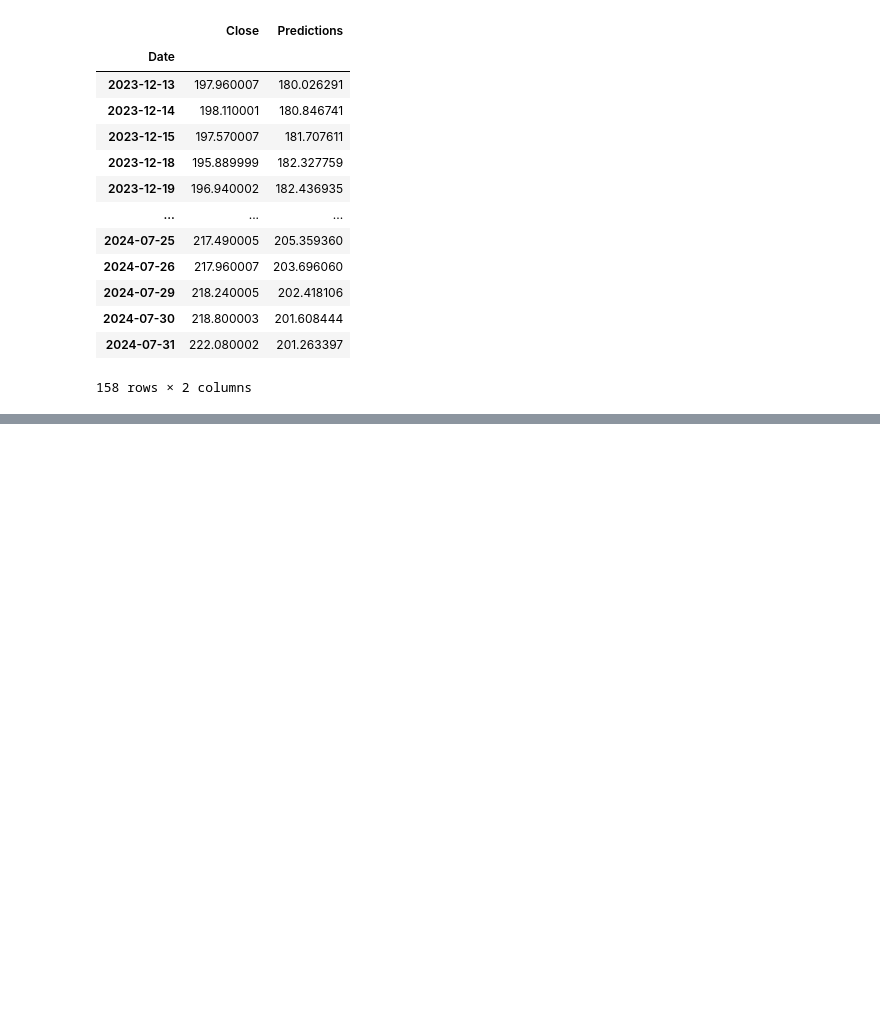
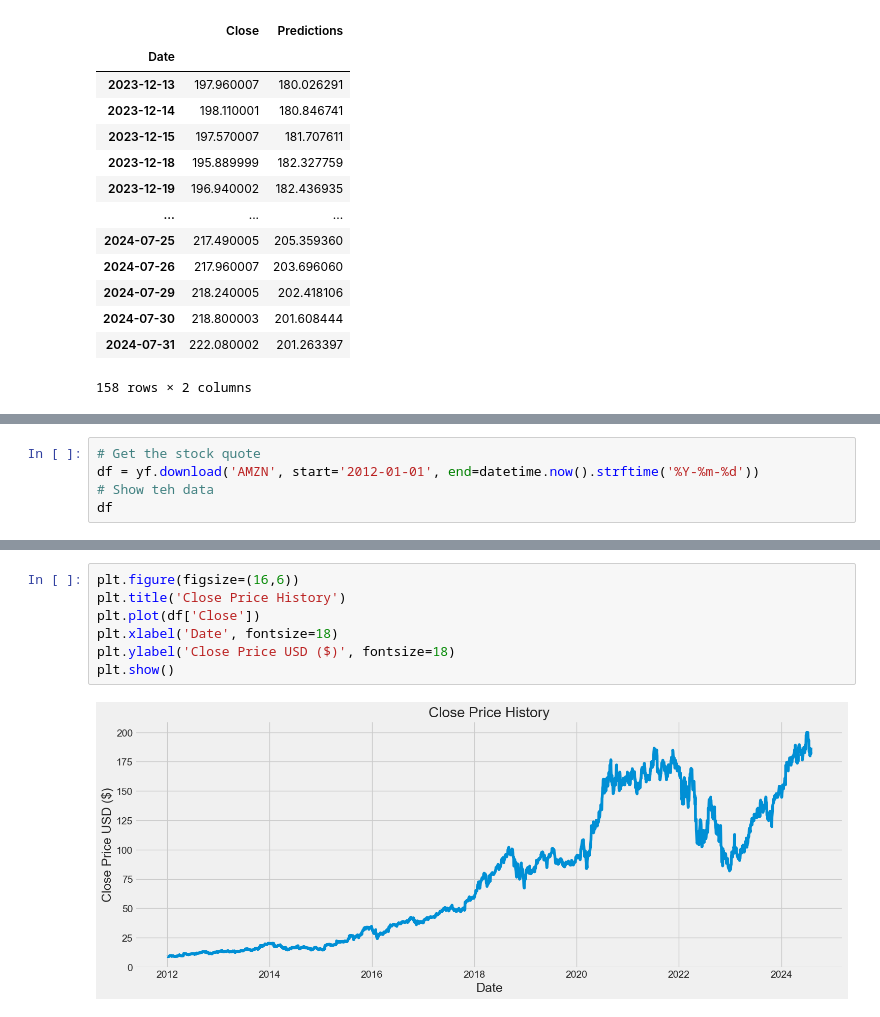
Before and after one commit to govind516/Stock-Price-Prediction, a Jupyter notebook: LSTM Implementation/StockPredictionLSTM.ipynb, the cells around one changed output, grey strips where cells are left out. Drawn from its saved outputs; the diff is of its cells as text; blank space fills up the shorter version.

```diff
--- a/LSTM Implementation/StockPredictionLSTM.ipynb
+++ b/LSTM Implementation/StockPredictionLSTM.ipynb
@@ -469,0 +472,5 @@ valid
+# %%
+# Get the stock quote
+df = yf.download('AMZN', start='2012-01-01', end=datetime.now().strftime('%Y-%m-%d'))
+# Show teh data
+df
@@ -469,0 +493,9 @@ valid
+# %%
+plt.figure(figsize=(16,6))
+plt.title('Close Price History')
+plt.plot(df['Close'])
+plt.xlabel('Date', fontsize=18)
+plt.ylabel('Close Price USD ($)', fontsize=18)
+plt.show()
+# %% [output]
+[figure, added]
```
Also changed, not shown: parts of 9 cells of this notebook.
